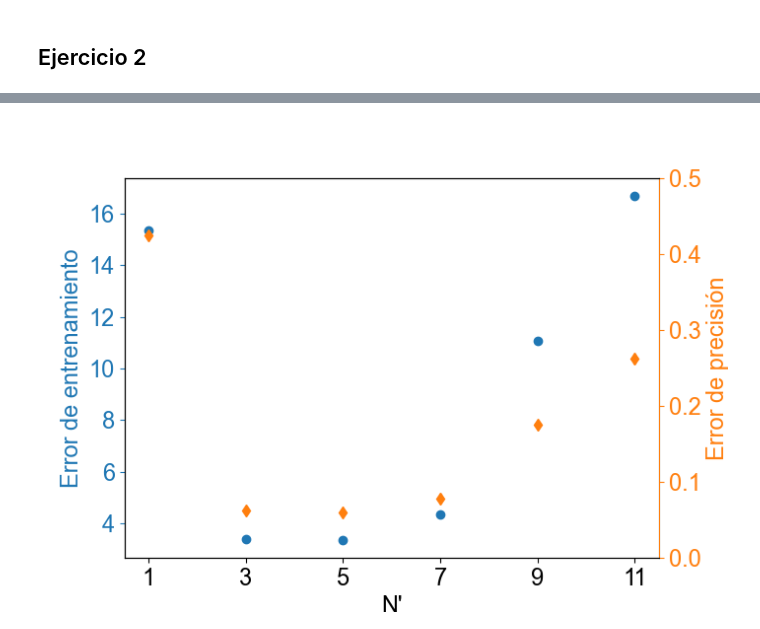
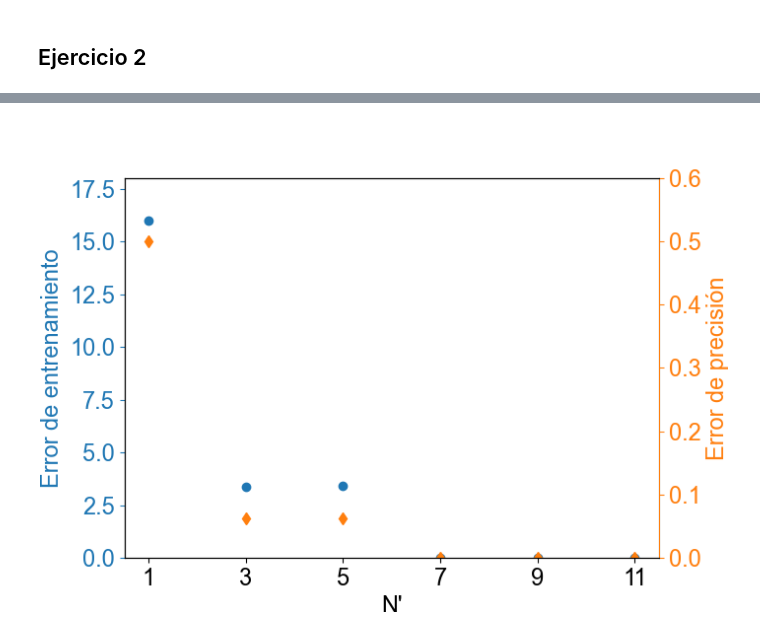
Before and after one commit to Lupama2/RedesNeuronales, a Jupyter notebook: Practicas/practica_4/practica_4_ej_1_y_2.ipynb, the cells around one changed output, grey strips where cells are left out. Drawn from its saved outputs; the diff is of its cells as text; code cells hidden in the pictures.

```diff
--- a/Practicas/practica_4/practica_4_ej_1_y_2.ipynb
+++ b/Practicas/practica_4/practica_4_ej_1_y_2.ipynb
@@ -307,7 +303,7 @@ def generate_matrix(N):
 
 
 
-def RN_XOR_gral(N_prima_array, x_data, y_data, N_CI, N_epochs):
+def RN_XOR_gral(N_prima_array, x_data, y_data, N_CI, N_epochs, eta = 0.1):
 
     N = len(x_data[0]) #Nro de entradas
 
@@ -326,7 +322,7 @@ def RN_XOR_gral(N_prima_array, x_data, y_data, N_CI, N_epochs):
             return {"name": "C", "input":N, "hidden":N_prima, "output":1, "pesos":[np.random.rand(N+1,N_prima)*w_ini_max, np.random.rand(N_prima+1,1)*w_ini_max]}
 
         #Entreno red C
-        eta = 0.1
+        # eta = 0.01
 
         e_loss_mean_matrix[i], e_loss_std_matrix[i], validation_mean_matrix[i], validation_std_matrix[i], red_final = aprendizaje_redes(N_CI, N_epochs, red_C, x_data, y_data, eta = eta)
 
@@ -345,10 +341,11 @@ for i in range(2**N):
 #Entreno
 
 N_prima_array = [1, 3, 5, 7, 9, 11]
-N_CI = 10
-N_epochs = 4000
+N_CI = 1
+N_epochs = 3*10000
+eta = 0.05 #0.01
 
-e_loss_mean_matrix, e_loss_std_matrix, validation_mean_matrix, validation_std_matrix = RN_XOR_gral(N_prima_array, x_data, y_data, N_CI, N_epochs)
+e_loss_mean_matrix, e_loss_std_matrix, validation_mean_matrix, validation_std_matrix = RN_XOR_gral(N_prima_array, x_data, y_data, N_CI, N_epochs, eta)
 # %%
 #Calculo y grafico
 
@@ -401,27 +399,29 @@ fig.savefig("Figures/ej_2_vs_epochs.pdf", bbox_inches='tight')
 # %%
-#Grafico el último valor de error de enetrenamiento y de validación como función de N'
+#Grafico el último valor de error de entrenamiento y de validación como función de N'
 fig, ax = plt.subplots(figsize = (7,5))
 ax.plot(N_prima_array, e_loss_mean_matrix[:,-1], "o")
 ax.set_xlabel("N'")
 ax.set_ylabel("Error de entrenamiento", color = "tab:blue")
 #Agrego los ticks en x sobre N_prima_array
 ax.spines['right'].set_color('tab:blue')
 ax.tick_params(axis='y', colors='tab:blue')
 ax.set_xticks(N_prima_array)
+ax.set_ylim([0,18])
 
 #En el eje derecho grafico e_validation
 ax2 = ax.twinx()
 #Pinto eje y ticks de naranja
 ax2.spines['right'].set_color('tab:orange')
 ax2.tick_params(axis='y', colors='tab:orange')
 ax2.plot(N_prima_array, validation_mean_matrix[:,-1], "d", color = "tab:orange")
 ax2.set_ylabel("Error de precisión", color = "tab:orange")
-ax2.set_ylim([0, 0.5])
+ax2.set_ylim([0, 0.6])
+
 
 
 plt.show()
 
 #Guardo figura
 fig.savefig("Figures/ej_2_vs_N_prima.pdf", bbox_inches='tight')
 # %% [output]
-[figure, old version]
+[figure, new version]
```
Also changed, not shown: parts of 2 cells of this notebook, 3 other files.
